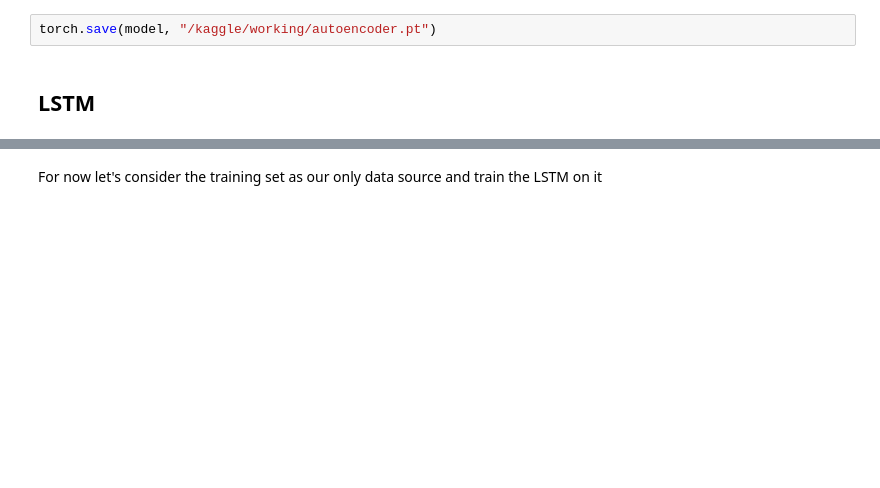
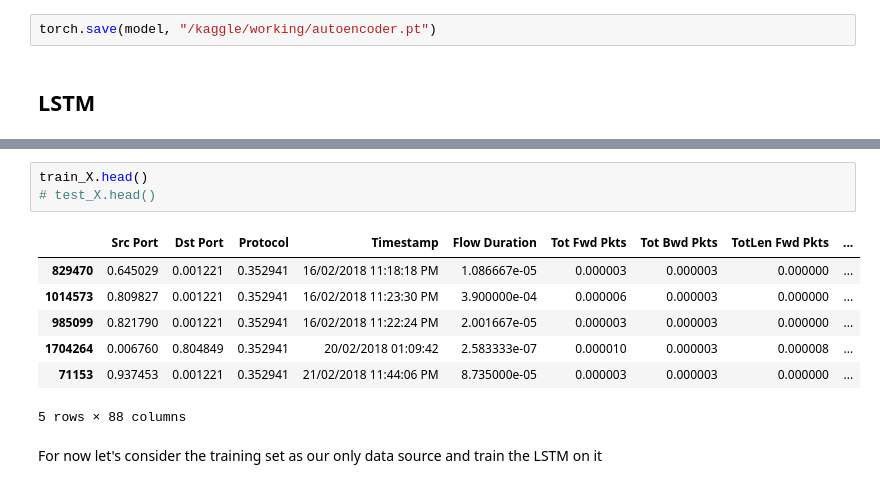
Before and after one commit to rtweera/ddos-classifier, a Jupyter notebook: log-reg-autoencoder-lstm-for-ddos.ipynb, the cells around one changed output, grey strips where cells are left out. Saved outputs shown, nothing was run; the diff lists cells and outputs as text; blank space fills up the shorter version.

```diff
--- a/log-reg-autoencoder-lstm-for-ddos.ipynb
+++ b/log-reg-autoencoder-lstm-for-ddos.ipynb
@@ -619,2 +661,13 @@ Files loaded successfully
+# %%
+train_X.head()
+# test_X.head()
+# %% [output]
+|  | Src Port | Dst Port | Protocol | Timestamp | Flow Duration | Tot Fwd Pkts | Tot Bwd Pkts | TotLen Fwd Pkts | ... |
+| 829470 | 0.645029 | 0.001221 | 0.352941 | 16/02/2018 11:18:18 PM | 1.086667e-05 | 0.000003 | 0.000003 | 0.000000 | ... |
+| 1014573 | 0.809827 | 0.001221 | 0.352941 | 16/02/2018 11:23:30 PM | 3.900000e-04 | 0.000006 | 0.000003 | 0.000000 | ... |
+| 985099 | 0.821790 | 0.001221 | 0.352941 | 16/02/2018 11:22:24 PM | 2.001667e-05 | 0.000003 | 0.000003 | 0.000000 | ... |
+| 1704264 | 0.006760 | 0.804849 | 0.352941 | 20/02/2018 01:09:42 | 2.583333e-07 | 0.000010 | 0.000003 | 0.000008 | ... |
+| 71153 | 0.937453 | 0.001221 | 0.352941 | 21/02/2018 11:44:06 PM | 8.735000e-05 | 0.000003 | 0.000003 | 0.000000 | ... |
+5 rows × 88 columns
 # %% [markdown]
 For now let's consider the training set as our only data source and train the LSTM on it
```
Also changed, not shown: parts of 34 cells of this notebook.
